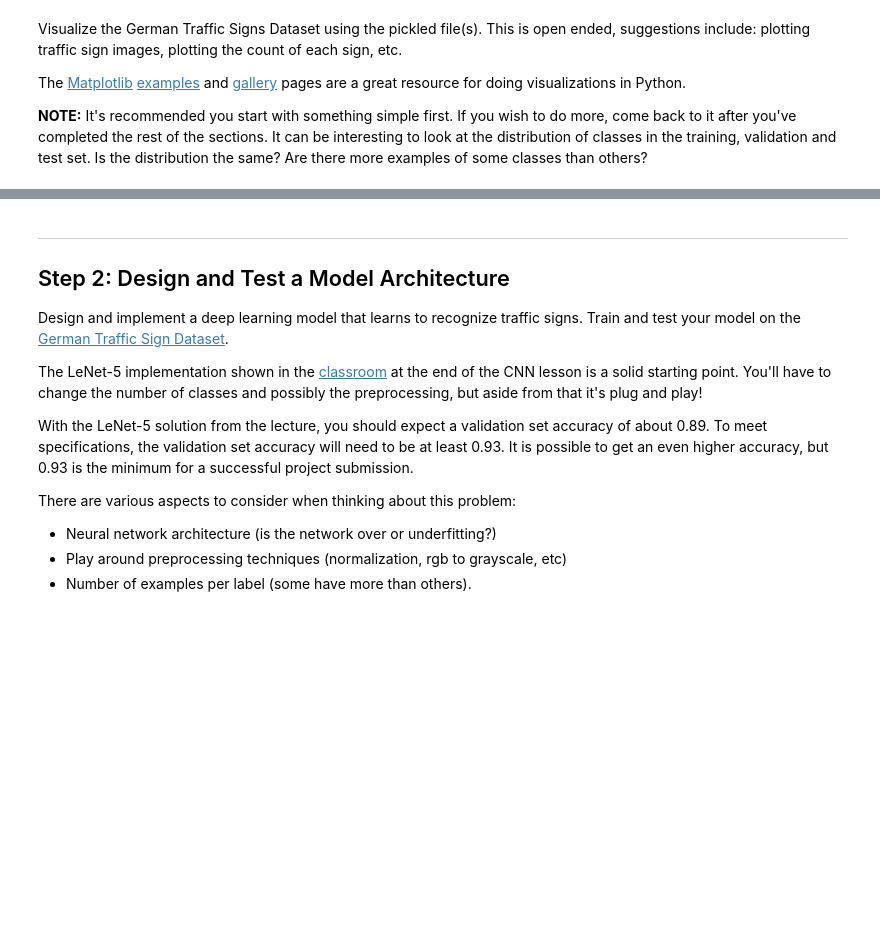
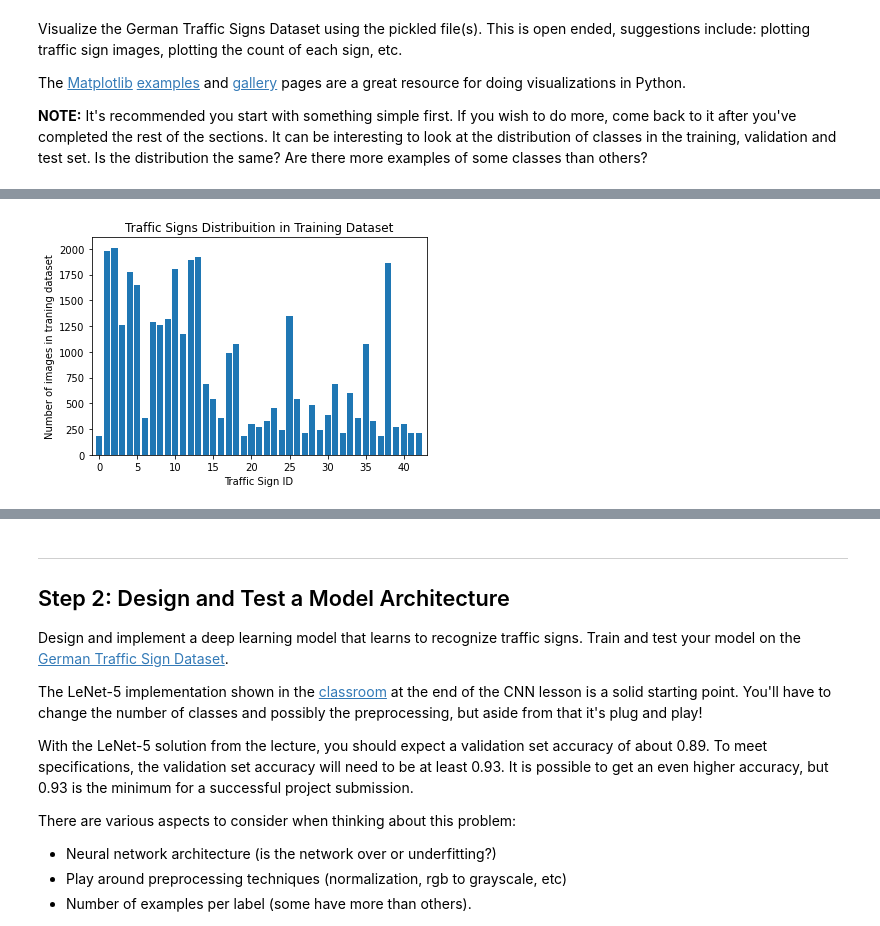
Before and after one commit to rodriguesrenato/CarND-Traffic-Sign-Classifier-Project, a Jupyter notebook: Traffic_Sign_Classifier.ipynb, the cells around one changed output, grey strips where cells are left out. Drawn from its saved outputs; the diff is of its cells as text; code cells hidden in the pictures; blank space fills up the shorter version.

```diff
--- a/Traffic_Sign_Classifier.ipynb
+++ b/Traffic_Sign_Classifier.ipynb
@@ -130,0 +103,12 @@ import matplotlib.pyplot as plt
+# %%
+from tabulate import tabulate
+
+n_classes_bincount = np.bincount(y_train)
+n_classes_ids = np.arange(len(n_classes_bincount))
+n_classes_names = np.array([signnames[str(i)] for i in range(len(signnames))])
+
+data = np.column_stack((n_classes_ids, n_classes_bincount,n_classes_names))
+headers = ["ID","Count","Traffic Sign Name"]
+
+train_dataset_map = tabulate(data, headers, tablefmt="github")
+print(train_dataset_map)
@@ -131,3 +133,16 @@ import matplotlib.pyplot as plt
+# %%
+import matplotlib.pyplot as plt
+# Visualizations will be shown in the notebook.
+%matplotlib inline
+
+plt.title("Traffic Signs Distribuition in Training Dataset")
+plt.xlabel('Traffic Sign ID')
+plt.ylabel('Number of images in traning dataset')
+plt.xlim(-1,max(n_classes_ids)+1)
+plt.bar(n_classes_ids,n_classes_bincount)
+plt.show()
+# %% [output]
+[figure, added]
 # %%
 # Get an sample of each sign ID
 plt_sample=[]
```
Also changed, not shown: parts of 72 cells of this notebook.
